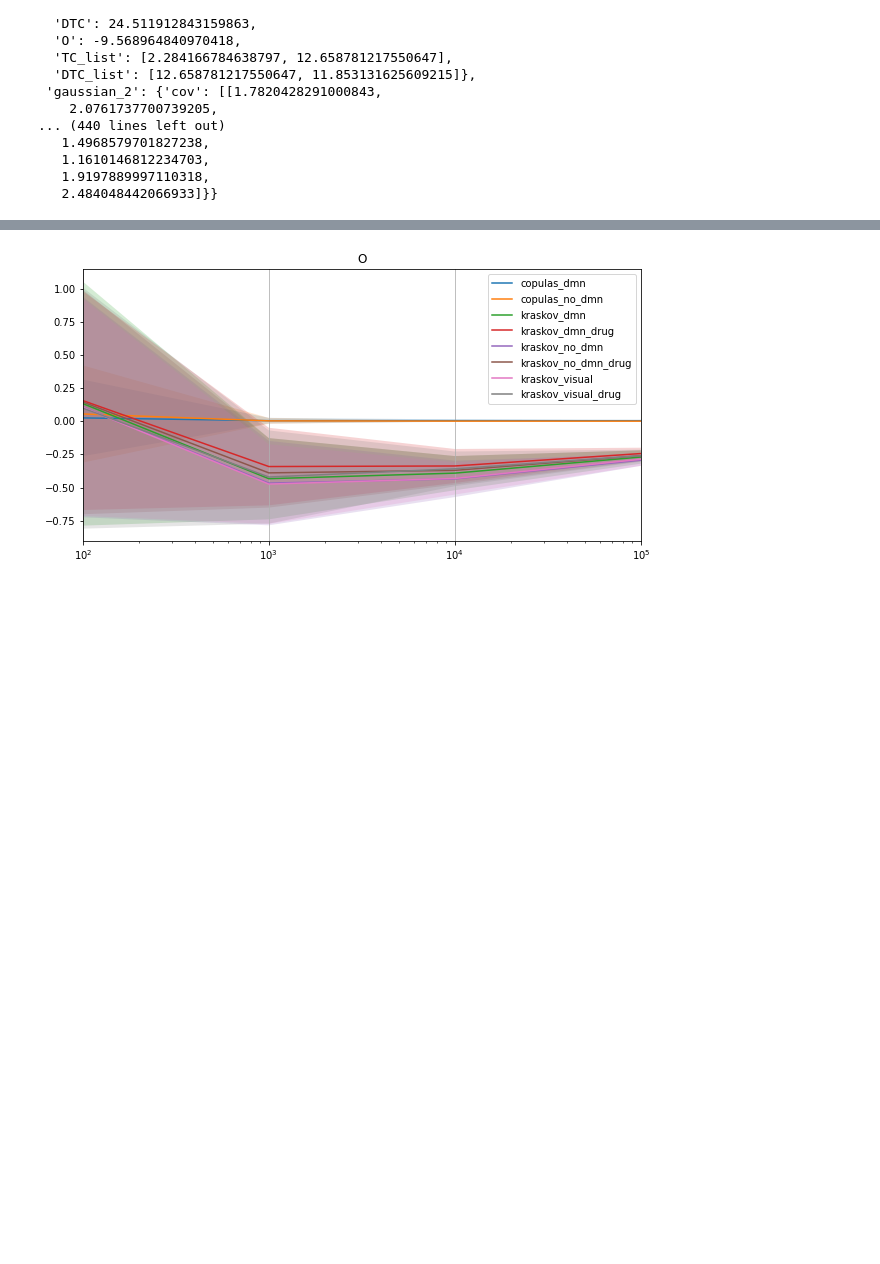
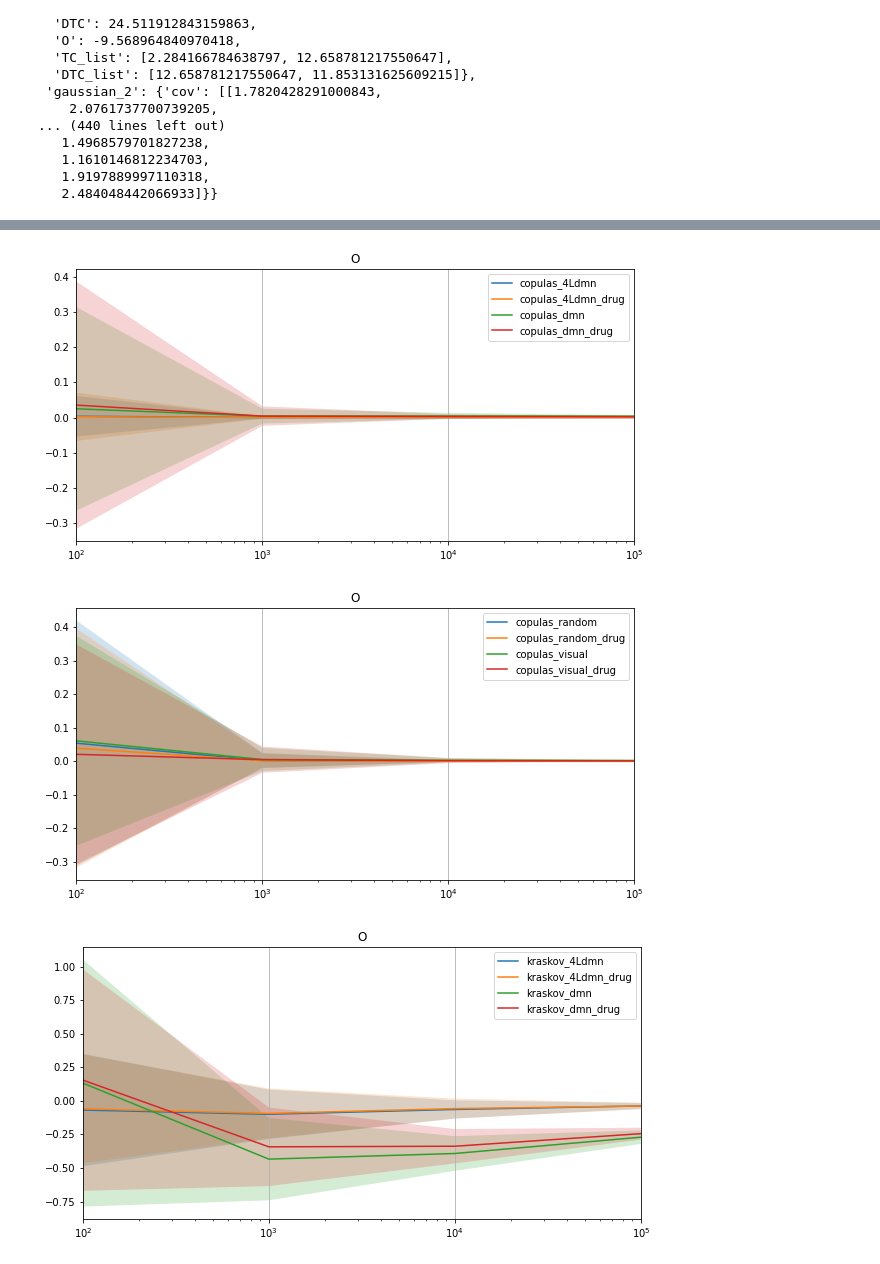
Before and after one commit to cjotade/whole-brain, a Jupyter notebook: src/display_results.ipynb, the cells around one changed output, grey strips where cells are left out. Cells and saved outputs as stored; diff of their text form; code cells hidden in the pictures; blank space fills up the shorter version.

```diff
--- a/src/display_results.ipynb
+++ b/src/display_results.ipynb
@@ -116,14 +120,14 @@ for gaussian_i in sorted(os.listdir(results_folder)):
             ax.fill_between(mean.index, mean[metric_plot]-3*std[metric_plot], mean[metric_plot]+3*std[metric_plot], color=f"C{i}", alpha=0.5)
             if not is_dmn:
                 ax.axhline(y=index[gaussian_i][metric_plot], color=f'C{i}', linestyle='--')
-        ax.set_title(f"{gaussian_i} using Kraskov method")
+        ax.set_title(f"{gaussian_i}")
         ax.set_xscale('log')
         ax.set_xlim(index_data[0], index_data[-1])
         ax.grid()
         ax.set_xlabel("N° data per sampling")
         ax.set_ylabel("value")
         ax.set_ylim(-1, 3.3)
-        fig.savefig(f"../results/plots/{metrics_plot}_{gaussian_i}.pdf")
+        fig.savefig(f"../results/plots/{gaussian_i}.pdf")
     except:
         print("probably an error with index_data")
         pass
@@ -139,22 +148,24 @@ for gaussian_i in sorted(os.listdir(results_folder)):
 # %%
 metric_plot = "O"
 i = 0
 for gaussian_i in sorted(os.listdir(results_folder)):
-    if i % len(os.listdir(results_folder)) == 0:
+    if i % 4 == 0:
         i = 0
         fig, ax = plt.subplots(figsize=(10,5))
     mean = pd.DataFrame(gaussian_results[gaussian_i]["mean"], columns=["TC", "DTC", "O"], index=index_data)
     std = pd.DataFrame(gaussian_results[gaussian_i]["std"], columns=["TC", "DTC", "O"], index=index_data)
     mean = mean.rename(columns={metric_plot: gaussian_i})
     mean[[gaussian_i]].plot(ax=ax)
     ax.fill_between(mean.index, mean[gaussian_i]-3*std[metric_plot], mean[gaussian_i]+3*std[metric_plot], alpha=0.2)
     if not is_dmn:
         ax.axhline(y=index[gaussian_i][metric_plot], color=f"C{i}", linestyle='--')
     ax.set_xscale('log')
     ax.set_title(metric_plot)
     plt.xlim(10**2, 10**5)
     plt.grid(axis="x")
     #fig.savefig(f"../results/plots/groups/group_{metric_plot}_{gaussian_i}.png")
     i += 1
 # %% [output]
-[figure, old version]
+[figure, new version]
+[figure, added]
+[figure, added]
```
Also changed, not shown: parts of 5 cells of this notebook.
